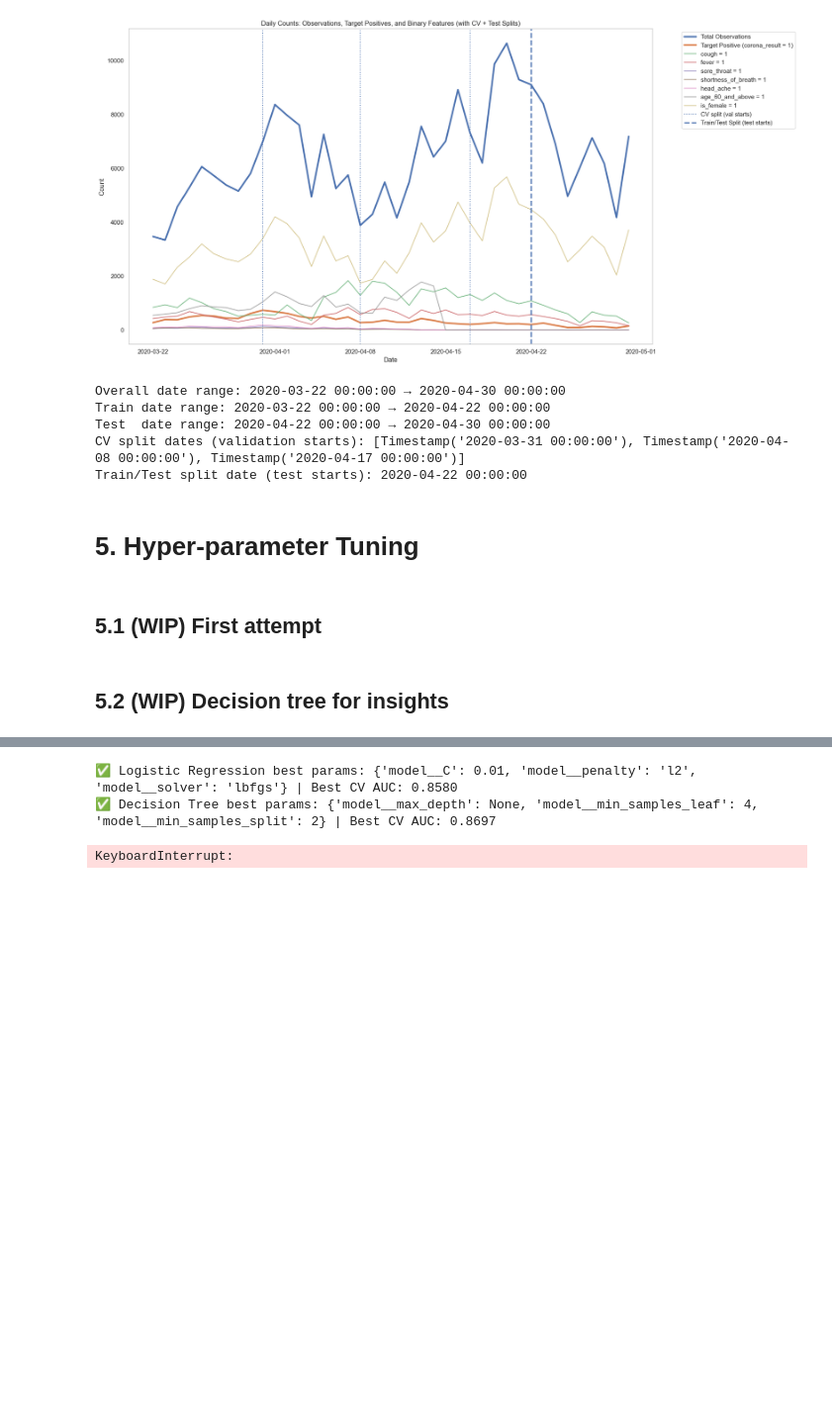
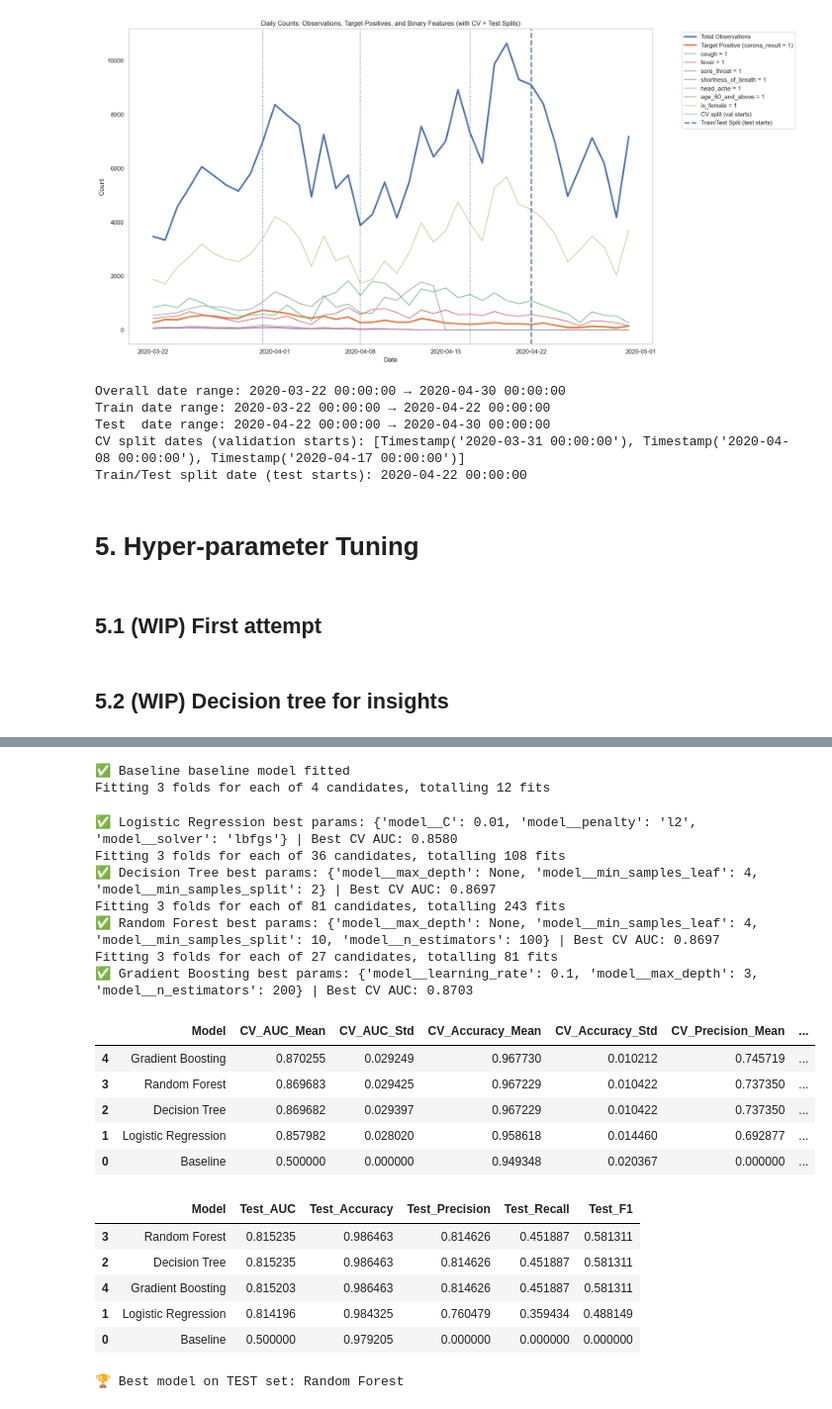
Before and after one commit to billychanhub/cambridge-spark-hackathon-bc, a Jupyter notebook: notebooks/01_exploration.ipynb, the cells around one changed output, grey strips where cells are left out. Shown at 99% size. Cells and saved outputs as stored; diff of their text form; code cells hidden in the pictures; blank space fills up the shorter version.

Commit message:
One import

```diff
--- a/notebooks/01_exploration.ipynb
+++ b/notebooks/01_exploration.ipynb
@@ -1540,9 +1460,6 @@ Random Forest — Tree #0 — rules (max_depth=3)
 # %%
-
-from sklearn.model_selection import GridSearchCV
-
 # ============================================================
-# 1) Prepare Data
+# 1) Prepare Data (as before)
 # ============================================================
 cols_dropping_na = [
     "corona_result", "cough", "fever", "sore_throat",
@@ -1592,7 +1509,7 @@ preprocessor = ColumnTransformer([
 ])
 
 # ============================================================
-# 4) Define Models & Hyperparameter Grids
+# 4) Models & Hyperparameter Grids
 # ============================================================
 models = {
     "Baseline": DummyClassifier(strategy="prior"),
@@ -1627,7 +1544,7 @@ param_grids = {
 }
 
 # ============================================================
-# 5) Cross-validation & Hyperparameter Tuning
+# 5) Cross-validation & Hyperparameter Tuning with Verbosity
 # ============================================================
 tscv = TimeSeriesSplit(n_splits=3)
 
@@ -1649,9 +1566,9 @@ for name, model in models.items():
     ])
 
     if name == "Baseline":
-        # Baseline does not need tuning
         cv_out = cross_validate(pipe, X_train, y_train, cv=tscv, scoring=scoring, n_jobs=-1)
         best_models[name] = pipe.fit(X_train, y_train)
+        print(f"✅ {name} baseline model fitted")
     else:
         grid = GridSearchCV(
             estimator=pipe,
@@ -1659,44 +1576,69 @@ for name, model in models.items():
             cv=tscv,
             scoring="roc_auc",
             n_jobs=-1,
-            verbose=0
+            verbose=2  # show each combination being evaluated
         )
         grid.fit(X_train, y_train)
         best_models[name] = grid.best_estimator_
         print(f"✅ {name} best params: {grid.best_params_} | Best CV AUC: {grid.best_score_:.4f}")
         cv_out = cross_validate(grid.best_estimator_, X_train, y_train, cv=tscv, scoring=scoring, n_jobs=-1)
 
-    # Collect CV results
     row = {"Model": name}
     for metric in scoring.keys():
         row[f"CV_{metric}_Mean"] = cv_out[f"test_{metric}"].mean()
         row[f"CV_{metric}_Std"]  = cv_out[f"test_{metric}"].std()
     cv_results.append(row)
 
 cv_results_df = pd.DataFrame(cv_results).sort_values("CV_AUC_Mean", ascending=False)
 display(cv_results_df)
 
 # ============================================================
-# 6) Evaluate Tuned Models on TEST Set
+# 6) Evaluate on TEST set
 # ============================================================
 test_results = []
 
 for name, pipe in best_models.items():
     y_test_proba = pipe.predict_proba(X_test)[:, 1]
     y_test_pred = pipe.predict(X_test)
 
     test_results.append({
         "Model": name,
         "Test_AUC": roc_auc_score(y_test, y_test_proba),
         "Test_Accuracy": accuracy_score(y_test, y_test_pred),
         "Test_Precision": precision_score(y_test, y_test_pred, zero_division=0),
         "Test_Recall": recall_score(y_test, y_test_pred, zero_division=0),
         "Test_F1": f1_score(y_test, y_test_pred, zero_division=0)
     })
 
 test_results_df = pd.DataFrame(test_results).sort_values("Test_AUC", ascending=False)
 display(test_results_df)
+
+# ============================================================
+# 7) Extract the Best Model
+# ============================================================
+best_model_name = test_results_df.iloc[0]["Model"]
+best_model = best_models[best_model_name]
+print(f"🏆 Best model on TEST set: {best_model_name}")
 # %% [output]
-✅ Logistic Regression best params: {'model__C': 0.01, 'model__penalty': 'l2', 'model__solver': 'lbfgs'} | Best CV AUC: 0.8580
-✅ Decision Tree best params: {'model__max_depth': None, 'model__min_samples_leaf': 4, 'model__min_samples_split': 2} | Best CV AUC: 0.8697
+✅ Baseline baseline model fitted
+Fitting 3 folds for each of 4 candidates, totalling 12 fits
-KeyboardInterrupt:
+✅ Logistic Regression best params: {'model__C': 0.01, 'model__penalty': 'l2', 'model__solver': 'lbfgs'} | Best CV AUC: 0.8580
+Fitting 3 folds for each of 36 candidates, totalling 108 fits
+✅ Decision Tree best params: {'model__max_depth': None, 'model__min_samples_leaf': 4, 'model__min_samples_split': 2} | Best CV AUC: 0.8697
+Fitting 3 folds for each of 81 candidates, totalling 243 fits
+✅ Random Forest best params: {'model__max_depth': None, 'model__min_samples_leaf': 4, 'model__min_samples_split': 10, 'model__n_estimators': 100} | Best CV AUC: 0.8697
+Fitting 3 folds for each of 27 candidates, totalling 81 fits
+✅ Gradient Boosting best params: {'model__learning_rate': 0.1, 'model__max_depth': 3, 'model__n_estimators': 200} | Best CV AUC: 0.8703
+|  | Model | CV_AUC_Mean | CV_AUC_Std | CV_Accuracy_Mean | CV_Accuracy_Std | CV_Precision_Mean | ... |
+| 4 | Gradient Boosting | 0.870255 | 0.029249 | 0.967730 | 0.010212 | 0.745719 | ... |
+| 3 | Random Forest | 0.869683 | 0.029425 | 0.967229 | 0.010422 | 0.737350 | ... |
+| 2 | Decision Tree | 0.869682 | 0.029397 | 0.967229 | 0.010422 | 0.737350 | ... |
+| 1 | Logistic Regression | 0.857982 | 0.028020 | 0.958618 | 0.014460 | 0.692877 | ... |
+| 0 | Baseline | 0.500000 | 0.000000 | 0.949348 | 0.020367 | 0.000000 | ... |
+|  | Model | Test_AUC | Test_Accuracy | Test_Precision | Test_Recall | Test_F1 |
+| 3 | Random Forest | 0.815235 | 0.986463 | 0.814626 | 0.451887 | 0.581311 |
+| 2 | Decision Tree | 0.815235 | 0.986463 | 0.814626 | 0.451887 | 0.581311 |
+| 4 | Gradient Boosting | 0.815203 | 0.986463 | 0.814626 | 0.451887 | 0.581311 |
+| 1 | Logistic Regression | 0.814196 | 0.984325 | 0.760479 | 0.359434 | 0.488149 |
+| 0 | Baseline | 0.500000 | 0.979205 | 0.000000 | 0.000000 | 0.000000 |
+🏆 Best model on TEST set: Random Forest
```
Also changed, not shown: parts of 3 cells of this notebook.
